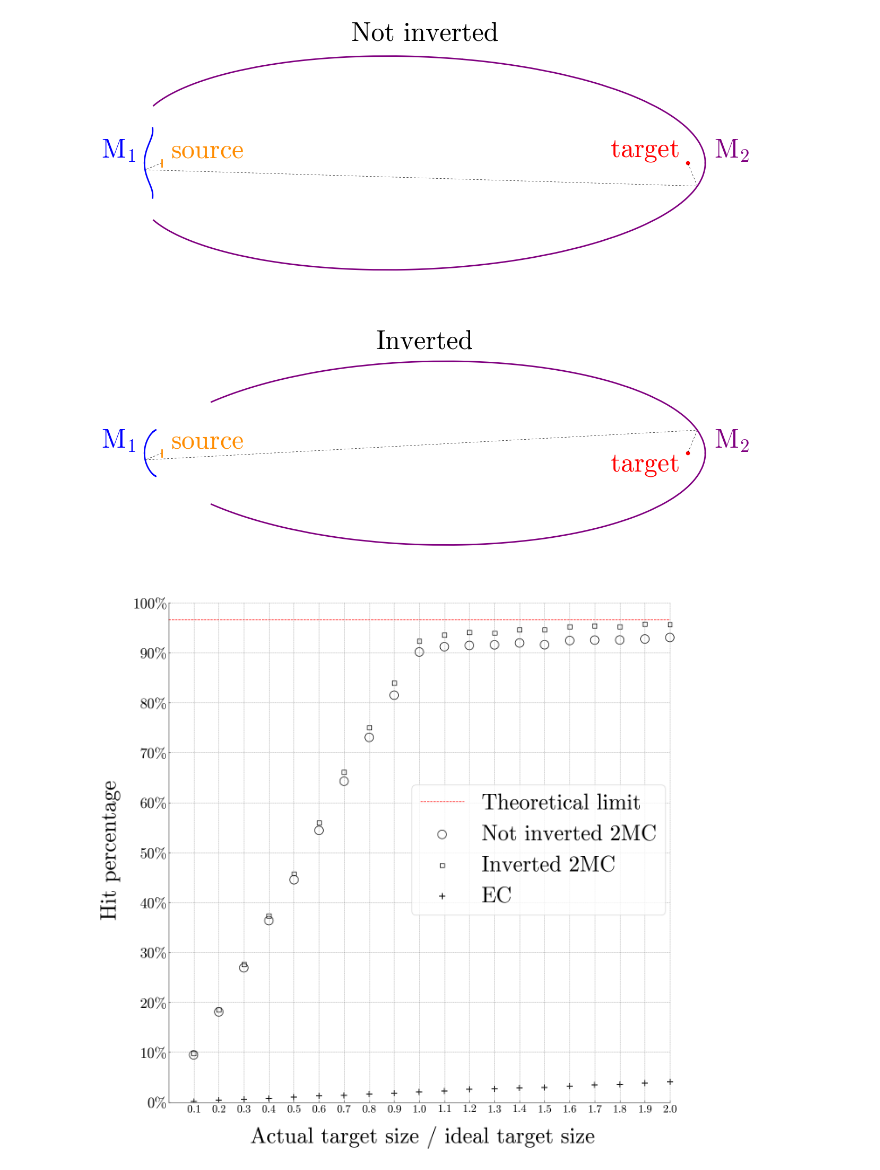
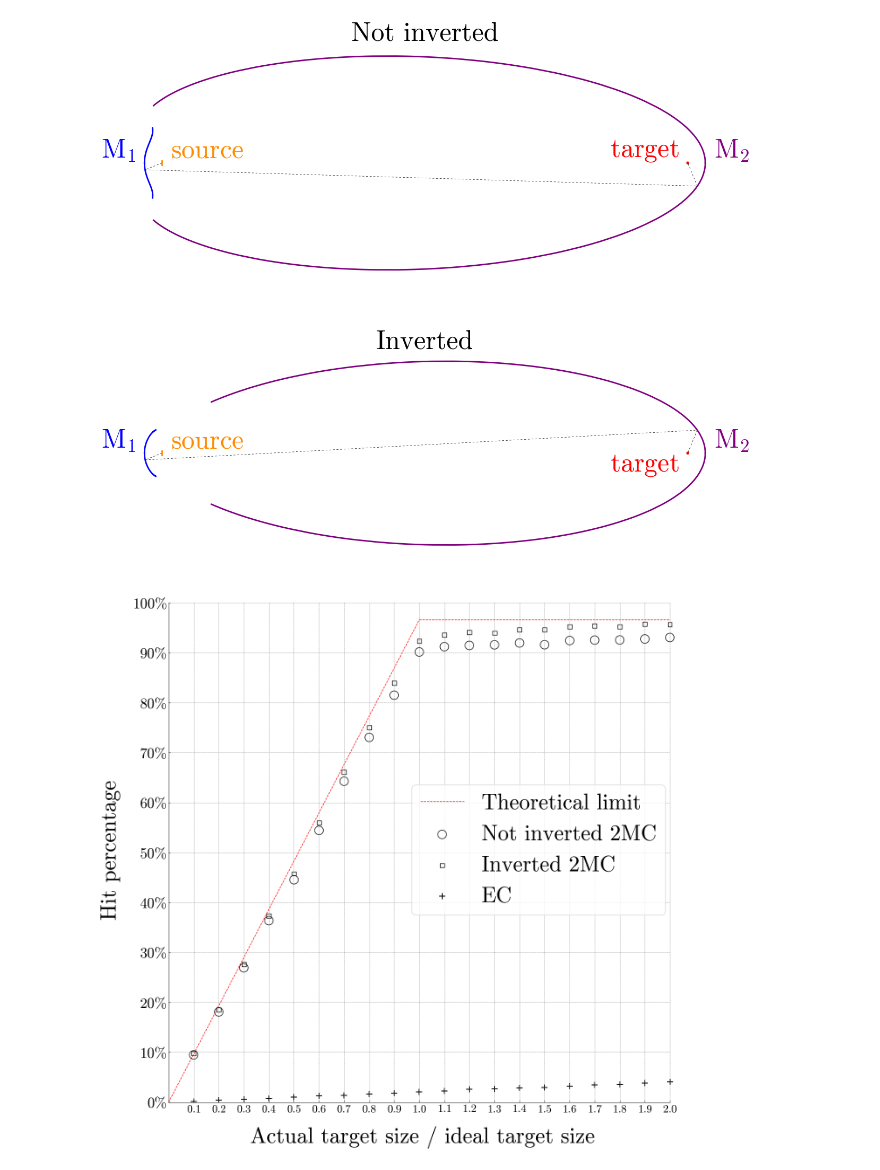
Before and after one commit to ssteinberg/solar_optical_concentrator, a Jupyter notebook: plotfin4.ipynb, the cells around one changed output. Cells and saved outputs as stored; diff of their text form; code cells hidden in the pictures.

```diff
--- a/plotfin4.ipynb
+++ b/plotfin4.ipynb
@@ -68,33 +70,34 @@ ax.spines['left'].set_position(('data', 0))
 ax.spines['left'].set_bounds((0, 100))
 ax.spines['left'].set_linewidth(0.5)
 ax.spines['bottom'].set_position(('data', 0))
 ax.spines['bottom'].set_bounds((0, 2))
 ax.spines['bottom'].set_linewidth(0.5)
 ax.spines['right'].set_position(('data', 0))
 ax.spines['right'].set_bounds((0, 100))
 ax.spines['right'].set_linewidth(0.5)
 ax.spines['top'].set_position(('data', 0))
 ax.spines['top'].set_bounds((0, 2))
 ax.spines['top'].set_linewidth(0.5)
 
-B_max = np.sin(np.deg2rad(a_max))
-ax.plot([0, 2], [B_max * 100, B_max * 100], zorder = 0, linestyle = 'dashed', linewidth = 1, color = 'red', label = "Theoretical limit")
+B_max = np.sin(np.deg2rad(a_max)) * 100
+ax.plot([0, 1], [0, B_max], zorder = 0, linestyle = 'dashed', linewidth = 1, color = 'red', label = "Theoretical limit")
+ax.plot([1, 2], [B_max, B_max], zorder = 0, linestyle = 'dashed', linewidth = 1, color = 'red')
 
 hit2mc = np.loadtxt('finaldata/plot4/data2mc/hits.csv', delimiter = ',')
 ax.scatter(hit2mc[:, 0], hit2mc[:, 1] * 100, marker = 'o', s = 200, facecolors = 'none', edgecolors = (0, 0, 0), label = "Not inverted 2MC")
 hit2mcinv = np.loadtxt('finaldata/plot4/data2mcinv/hits.csv', delimiter = ',')
 ax.scatter(hit2mcinv[:, 0], hit2mcinv[:, 1] * 100, marker = 's', s = 50, facecolors = 'none', color = (0, 0, 0), label = "Inverted 2MC")
 hitell = np.loadtxt('finaldata/plot4/dataell/hits.csv', delimiter = ',')
 ax.scatter(hitell[:, 0], hitell[:, 1] * 100, marker = '+', s = 100, color = (0, 0, 0), label = "EC")
 
 ax.hlines(y = [0, 10, 20, 30, 40, 50, 60, 70, 80, 90, 100], xmin = 0, xmax = 2, linestyle = 'dashed', linewidth = 0.5, color = 'grey')
 ax.vlines(x = [0, 0.1, 0.2, 0.3, 0.4, 0.5, 0.6, 0.7, 0.8, 0.9, 1.0, 1.1, 1.2, 1.3, 1.4, 1.5, 1.6, 1.7, 1.8, 1.9, 2.0], ymin = 0, ymax = 100, linestyle = 'dashed', linewidth = 0.5, color = 'grey')
 ax.set_xlim(0, 2.025)
 ax.set_ylim(0, 101)
 ax.get_xticklabels()[0].set_visible(False)
 ax.set_xlabel("Actual target size / ideal target size", size = 36, labelpad = 20)
 ax.set_ylabel("Hit percentage", size = 36, labelpad = 20)
 ax.legend(loc = "center right", fontsize = 36)
 plt.show()
 # %% [output]
-[figure, old version]
+[figure, new version]
```
Also changed, not shown: parts of 1 cell of this notebook, 5 other files.
